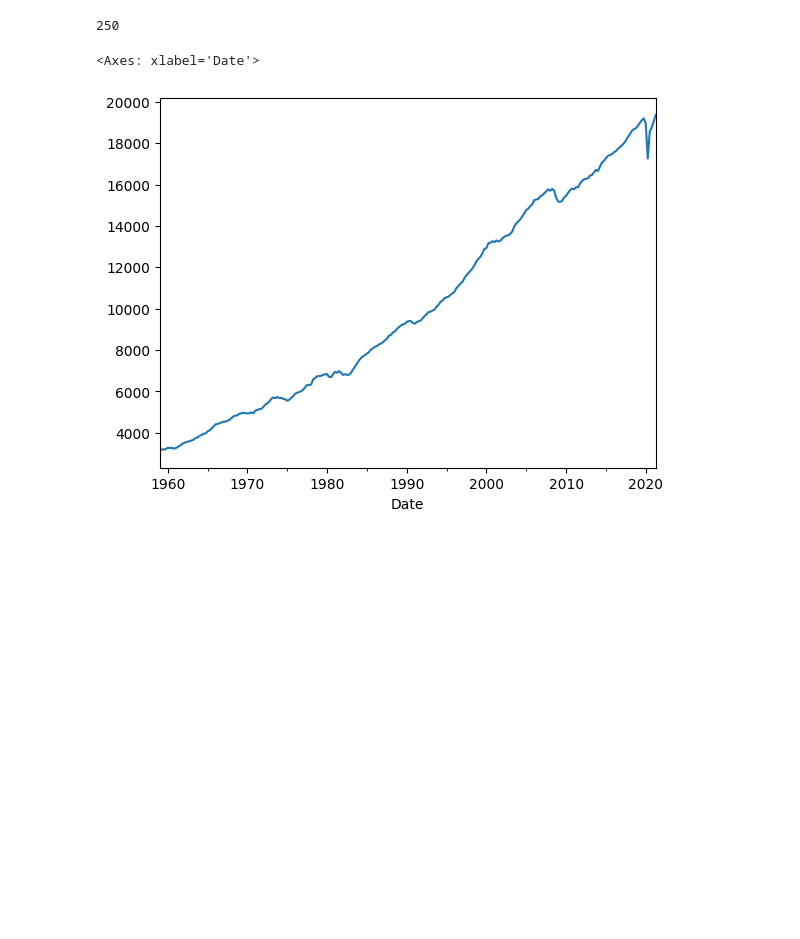
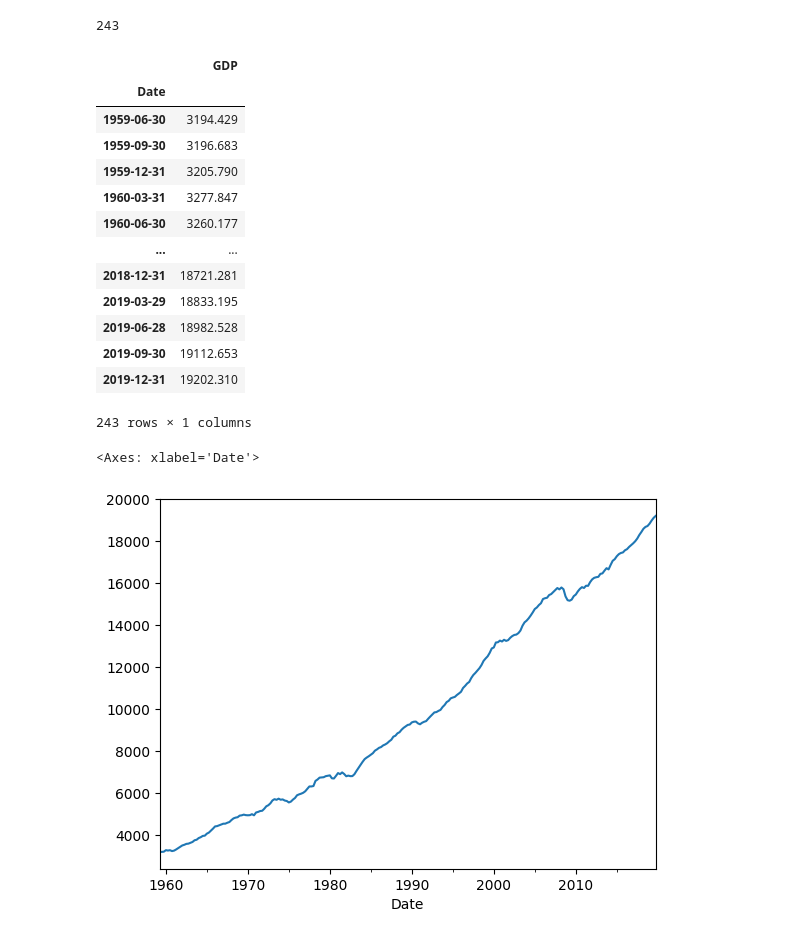
Before and after one commit to qh007/FYP, a Jupyter notebook: Time series model.ipynb, the cells around one changed output. Drawn from its saved outputs; the diff is of its cells as text; code cells hidden in the pictures; blank space fills up the shorter version.

```diff
--- a/Time series model.ipynb
+++ b/Time series model.ipynb
@@ -1,22 +1,37 @@
 # %%
 import pandas as pd
 from pandas import read_csv
-from matplotlib import pyplot as plt
+from matplotlib import pyplot
 from statsmodels.tsa.ar_model import AutoReg
 from sklearn.metrics import mean_squared_error
 from math import sqrt
 import math
 from patsy import dmatrices
 
 # load dataset
 GDP_raw = read_csv(r"C:\Users\zhouq\OneDrive - Nanyang Technological University\FYP\Codes\FYP\quarter.txt", header = 0, sep = ",", index_col=0, parse_dates=True, dayfirst=True)
+GDP_raw = GDP_raw[1:244]
 print(GDP_raw.size)
-
+display(GDP_raw)
 # plot dataset
 GDP_raw['GDP'].plot()
 # %% [output]
-250
+243
+|  | GDP |
+| Date |  |
+| 1959-06-30 | 3194.429 |
+| 1959-09-30 | 3196.683 |
+| 1959-12-31 | 3205.790 |
+| 1960-03-31 | 3277.847 |
+| 1960-06-30 | 3260.177 |
+| ... | ... |
+| 2018-12-31 | 18721.281 |
+| 2019-03-29 | 18833.195 |
+| 2019-06-28 | 18982.528 |
+| 2019-09-30 | 19112.653 |
+| 2019-12-31 | 19202.310 |
-<Axes: xlabel='Date'>
+243 rows × 1 columns
+<Axes: xlabel='Date'>
-[figure, old version]
+[figure, new version]
 # %%
 # transform data: take difference on log data
```
Also changed, not shown: parts of 6 cells of this notebook, 41 other files.
